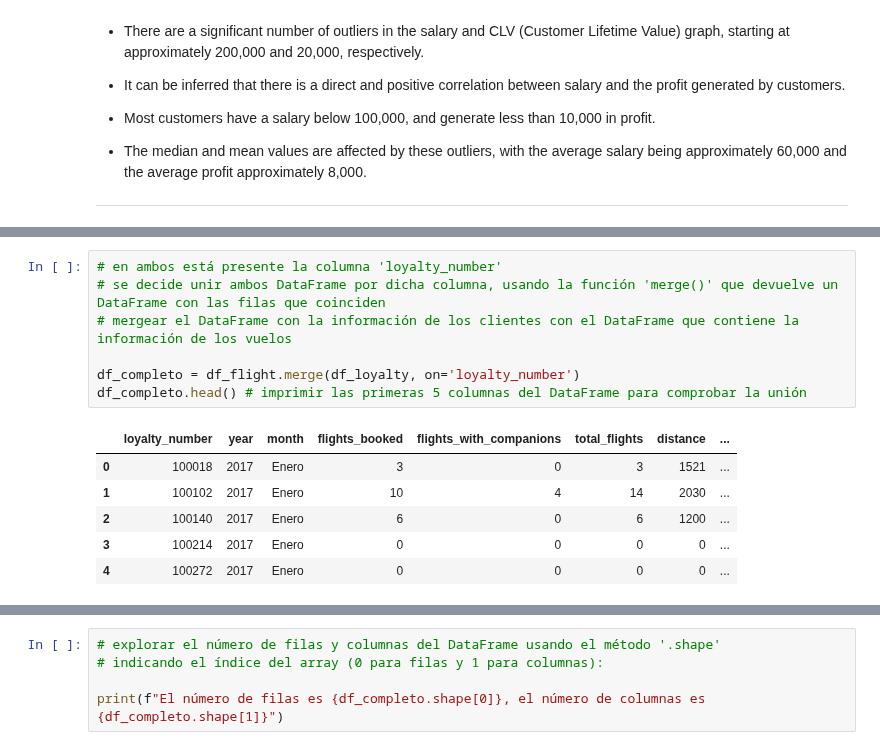
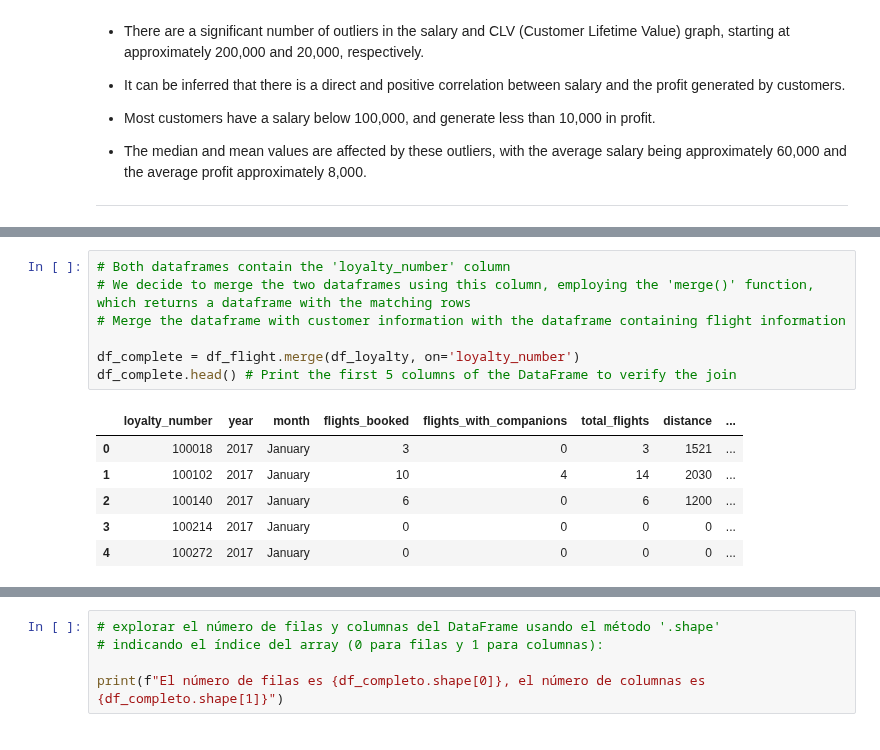
Before and after one commit to MarPastor/airline_analysis_Mar, a Jupyter notebook: notebook/airline_analysis_mar.ipynb, the cells around one changed output, grey strips where cells are left out. Drawn from its saved outputs; the diff is of its cells as text.

Commit message:
doc: union dataframes

```diff
--- a/notebook/airline_analysis_mar.ipynb
+++ b/notebook/airline_analysis_mar.ipynb
@@ -1159,17 +1159,17 @@ Data columns (total 10 columns):
 dtypes: float64(1), int32(1), int64(1), object(13)
 memory usage: 2.0+ MB
 # %%
-# en ambos está presente la columna 'loyalty_number'
-# se decide unir ambos DataFrame por dicha columna, usando la función 'merge()' que devuelve un DataFrame con las filas que coinciden
-# mergear el DataFrame con la información de los clientes con el DataFrame que contiene la información de los vuelos
+# Both dataframes contain the 'loyalty_number' column
+# We decide to merge the two dataframes using this column, employing the 'merge()' function, which returns a dataframe with the matching rows
+# Merge the dataframe with customer information with the dataframe containing flight information
 
-df_completo = df_flight.merge(df_loyalty, on='loyalty_number')
-df_completo.head() # imprimir las primeras 5 columnas del DataFrame para comprobar la unión
+df_complete = df_flight.merge(df_loyalty, on='loyalty_number')
+df_complete.head() # Print the first 5 columns of the DataFrame to verify the join
 # %% [output]
 |  | loyalty_number | year | month | flights_booked | flights_with_companions | total_flights | distance | ... |
-| 0 | 100018 | 2017 | Enero | 3 | 0 | 3 | 1521 | ... |
-| 1 | 100102 | 2017 | Enero | 10 | 4 | 14 | 2030 | ... |
-| 2 | 100140 | 2017 | Enero | 6 | 0 | 6 | 1200 | ... |
-| 3 | 100214 | 2017 | Enero | 0 | 0 | 0 | 0 | ... |
-| 4 | 100272 | 2017 | Enero | 0 | 0 | 0 | 0 | ... |
+| 0 | 100018 | 2017 | January | 3 | 0 | 3 | 1521 | ... |
+| 1 | 100102 | 2017 | January | 10 | 4 | 14 | 2030 | ... |
+| 2 | 100140 | 2017 | January | 6 | 0 | 6 | 1200 | ... |
+| 3 | 100214 | 2017 | January | 0 | 0 | 0 | 0 | ... |
+| 4 | 100272 | 2017 | January | 0 | 0 | 0 | 0 | ... |
 # %%
```
Also changed, not shown: parts of 3 cells of this notebook.
